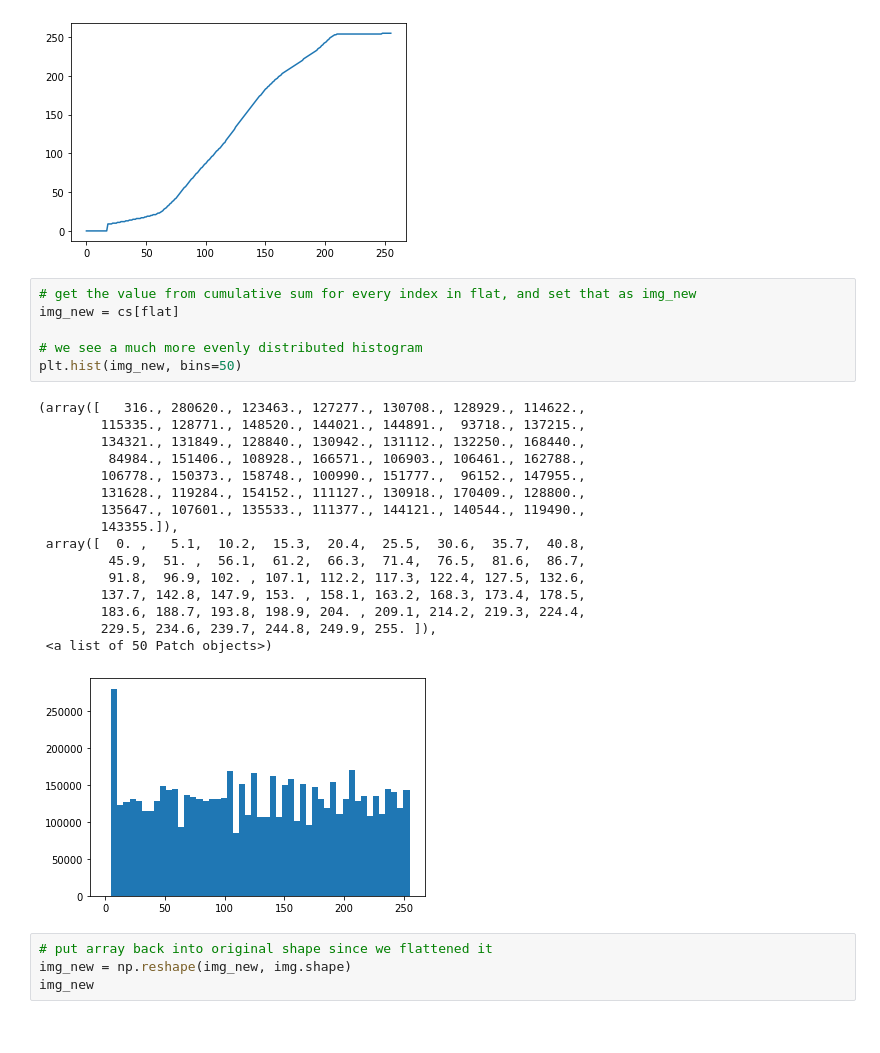
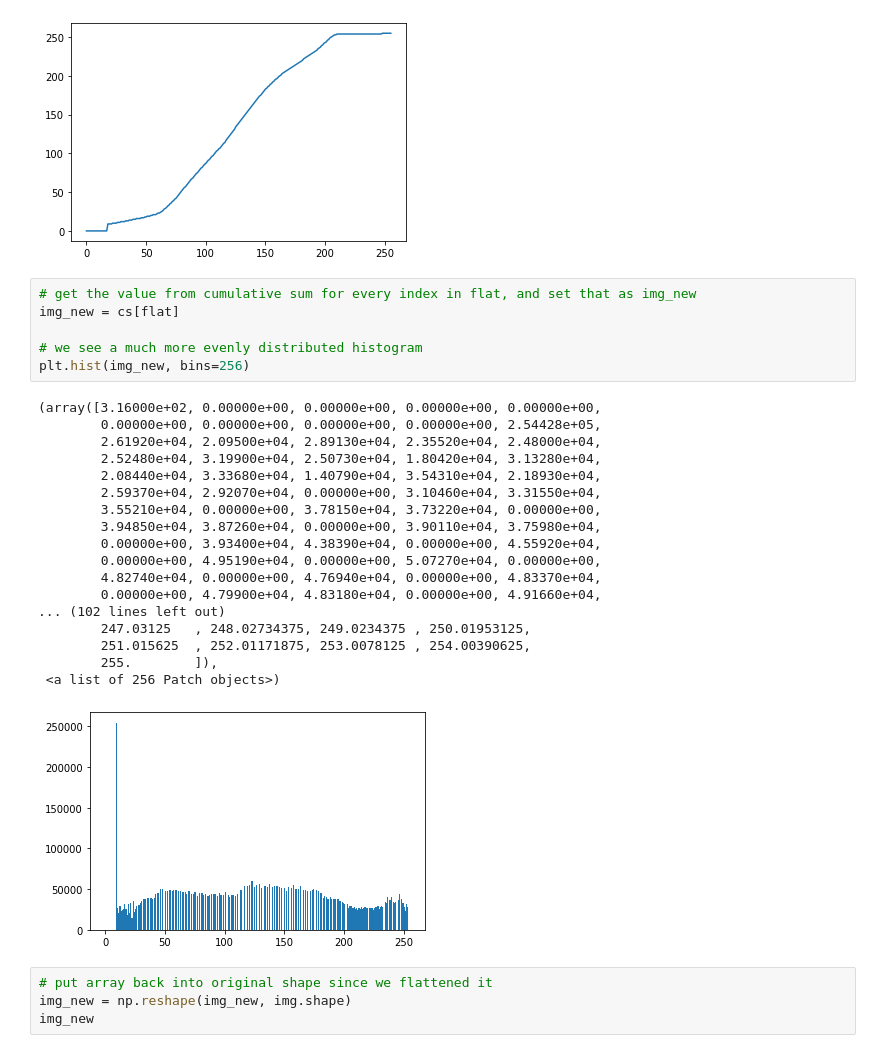
Before and after one commit to CakeNuthep/histogram-equalizer, a Jupyter notebook: HE.ipynb, the cells around one changed output. Saved outputs shown, nothing was run; the diff lists cells and outputs as text.

```diff
--- a/HE.ipynb
+++ b/HE.ipynb
@@ -118,26 +114,28 @@ plt.plot(cs)
 # %%
 # get the value from cumulative sum for every index in flat, and set that as img_new
 img_new = cs[flat]
 
 # we see a much more evenly distributed histogram
-plt.hist(img_new, bins=50)
+plt.hist(img_new, bins=256)
 # %% [output]
-(array([   316., 280620., 123463., 127277., 130708., 128929., 114622.,
-        115335., 128771., 148520., 144021., 144891.,  93718., 137215.,
-        134321., 131849., 128840., 130942., 131112., 132250., 168440.,
-         84984., 151406., 108928., 166571., 106903., 106461., 162788.,
-        106778., 150373., 158748., 100990., 151777.,  96152., 147955.,
-        131628., 119284., 154152., 111127., 130918., 170409., 128800.,
-        135647., 107601., 135533., 111377., 144121., 140544., 119490.,
-        143355.]),
- array([  0. ,   5.1,  10.2,  15.3,  20.4,  25.5,  30.6,  35.7,  40.8,
-         45.9,  51. ,  56.1,  61.2,  66.3,  71.4,  76.5,  81.6,  86.7,
-         91.8,  96.9, 102. , 107.1, 112.2, 117.3, 122.4, 127.5, 132.6,
-        137.7, 142.8, 147.9, 153. , 158.1, 163.2, 168.3, 173.4, 178.5,
-        183.6, 188.7, 193.8, 198.9, 204. , 209.1, 214.2, 219.3, 224.4,
-        229.5, 234.6, 239.7, 244.8, 249.9, 255. ]),
- <a list of 50 Patch objects>)
+(array([3.16000e+02, 0.00000e+00, 0.00000e+00, 0.00000e+00, 0.00000e+00,
+        0.00000e+00, 0.00000e+00, 0.00000e+00, 0.00000e+00, 2.54428e+05,
+        2.61920e+04, 2.09500e+04, 2.89130e+04, 2.35520e+04, 2.48000e+04,
+        2.52480e+04, 3.19900e+04, 2.50730e+04, 1.80420e+04, 3.13280e+04,
+        2.08440e+04, 3.33680e+04, 1.40790e+04, 3.54310e+04, 2.18930e+04,
+        2.59370e+04, 2.92070e+04, 0.00000e+00, 3.10460e+04, 3.31550e+04,
+        3.55210e+04, 0.00000e+00, 3.78150e+04, 3.73220e+04, 0.00000e+00,
+        3.94850e+04, 3.87260e+04, 0.00000e+00, 3.90110e+04, 3.75980e+04,
+        0.00000e+00, 3.93400e+04, 4.38390e+04, 0.00000e+00, 4.55920e+04,
+        0.00000e+00, 4.95190e+04, 0.00000e+00, 5.07270e+04, 0.00000e+00,
+        4.82740e+04, 0.00000e+00, 4.76940e+04, 0.00000e+00, 4.83370e+04,
+        0.00000e+00, 4.79900e+04, 4.83180e+04, 0.00000e+00, 4.91660e+04,
+... (102 lines left out)
+        247.03125   , 248.02734375, 249.0234375 , 250.01953125,
+        251.015625  , 252.01171875, 253.0078125 , 254.00390625,
+        255.        ]),
+ <a list of 256 Patch objects>)
-[figure, old version]
+[figure, new version]
 # %%
 # put array back into original shape since we flattened it
 img_new = np.reshape(img_new, img.shape)
```
Also changed, not shown: parts of 1 cell of this notebook.
